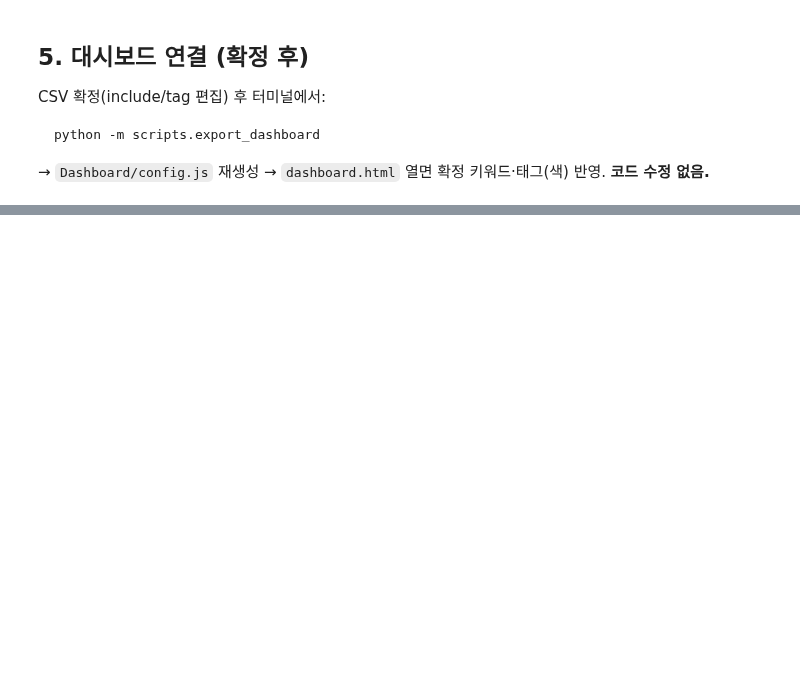
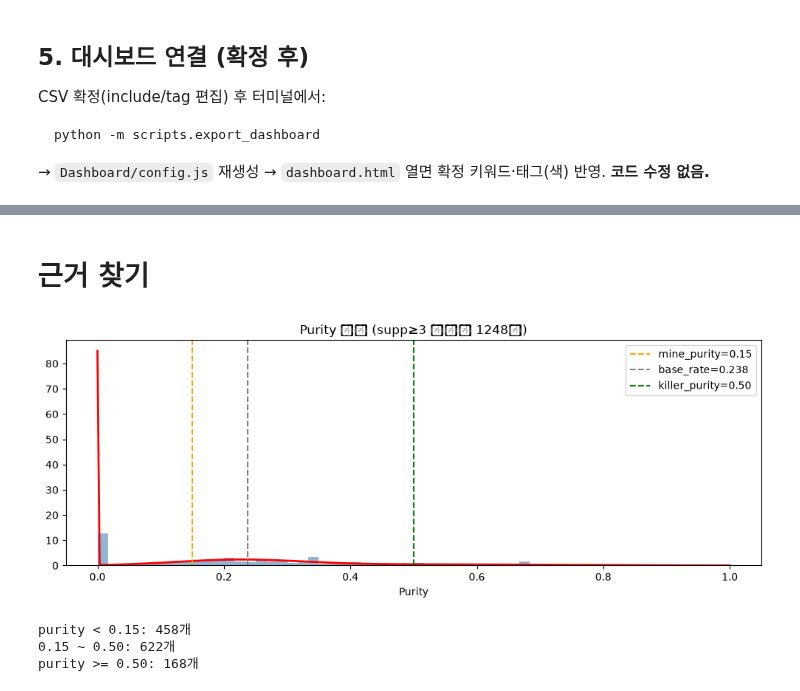
Before and after one commit to Song-exp/Seven-eleven, a Jupyter notebook: experiments/notebooks/keyword_finalization.ipynb, the cells around one changed output, grey strips where cells are left out. Cells and saved outputs as stored; diff of their text form; code cells hidden in the pictures; blank space fills up the shorter version.

```diff
--- a/experiments/notebooks/keyword_finalization.ipynb
+++ b/experiments/notebooks/keyword_finalization.ipynb
@@ -174,0 +1827,36 @@ python -m scripts.export_dashboard
+# %% [markdown]
+# 근거 찾기
+# %%
+import matplotlib.pyplot as plt
+from sklearn.mixture import GaussianMixture
+import numpy as np
+
+# scores_df 대신 노트북에 이미 있는 변수 사용
+purity = purity_arr[supp_all >= 3]  # Cell 8에서 정의된 변수들
+
+# 히스토그램
+plt.figure(figsize=(10, 4))
+plt.hist(purity, bins=60, density=True, alpha=0.6, color='steelblue')
+
+# GMM 3-component 피팅
+gmm = GaussianMixture(n_components=3, random_state=42).fit(purity.reshape(-1,1))
+x = np.linspace(0, 1, 300).reshape(-1,1)
+plt.plot(x, np.exp(gmm.score_samples(x)), color='red', lw=2)
+
+# 현재 파라미터 위치 표시
+plt.axvline(0.15, color='orange', ls='--', label='mine_purity=0.15')
+plt.axvline(0.238, color='gray', ls='--', label='base_rate=0.238')
+plt.axvline(0.50, color='green', ls='--', label='killer_purity=0.50')
+
+plt.xlabel('Purity'); plt.legend()
+plt.title(f'Purity 분포 (supp≥3 키워드 {len(purity)}개)')
+plt.tight_layout(); plt.show()
+
+print(f"purity < 0.15: {(purity < 0.15).sum()}개")
+print(f"0.15 ~ 0.50: {((purity >= 0.15) & (purity < 0.50)).sum()}개")
+print(f"purity >= 0.50: {(purity >= 0.50).sum()}개")
+# %% [output]
+[figure, added]
+purity < 0.15: 458개
+0.15 ~ 0.50: 622개
+purity >= 0.50: 168개
```
Also changed, not shown: parts of 65 cells of this notebook.
